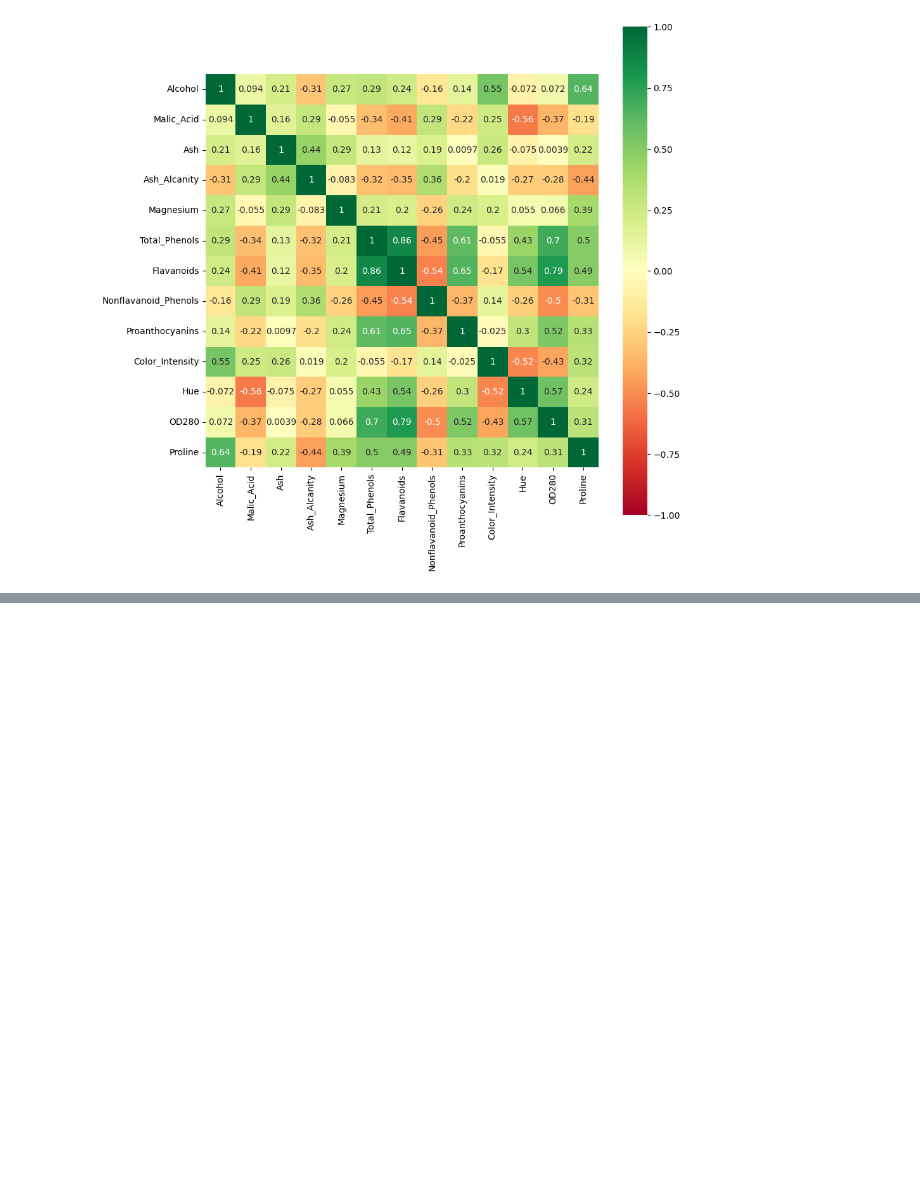
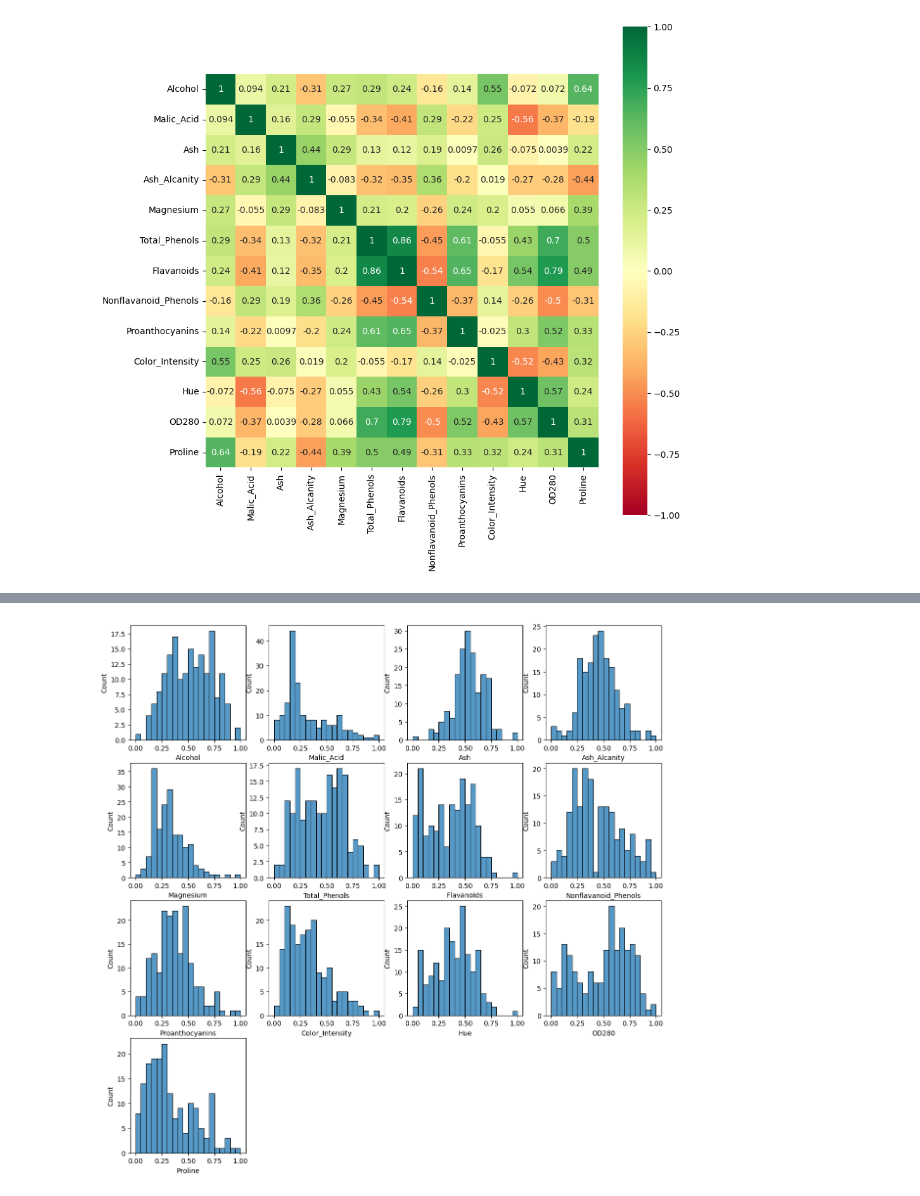
Before and after one commit to elsnoxx/VSB, a Jupyter notebook: 5_semestr/ZSU/projekt1/app.ipynb, the cells around one changed output, grey strips where cells are left out. Cells and saved outputs as stored; diff of their text form; code cells hidden in the pictures; blank space fills up the shorter version.

```diff
--- a/5_semestr/ZSU/projekt1/app.ipynb
+++ b/5_semestr/ZSU/projekt1/app.ipynb
@@ -330,0 +257,11 @@ plt.show()
+# %%
+from sklearn.preprocessing import MinMaxScaler
+
+
+scaler = MinMaxScaler()
+
+encoded = pd.DataFrame(index=df_full.index)
+
+encoded[cols] = scaler.fit_transform(df_full[cols])
+
+encoded
@@ -330,0 +282,12 @@ plt.show()
+# %%
+plt.figure(figsize=(14,14))
+
+i = 0
+for column in cols:
+    i = i + 1
+    plt.subplot(4, 4, i)
+    sns.histplot(encoded[column], bins=20)
+
+plt.show()
+# %% [output]
+[figure, added]
```
Also changed, not shown: parts of 20 cells of this notebook, 5 other files.
